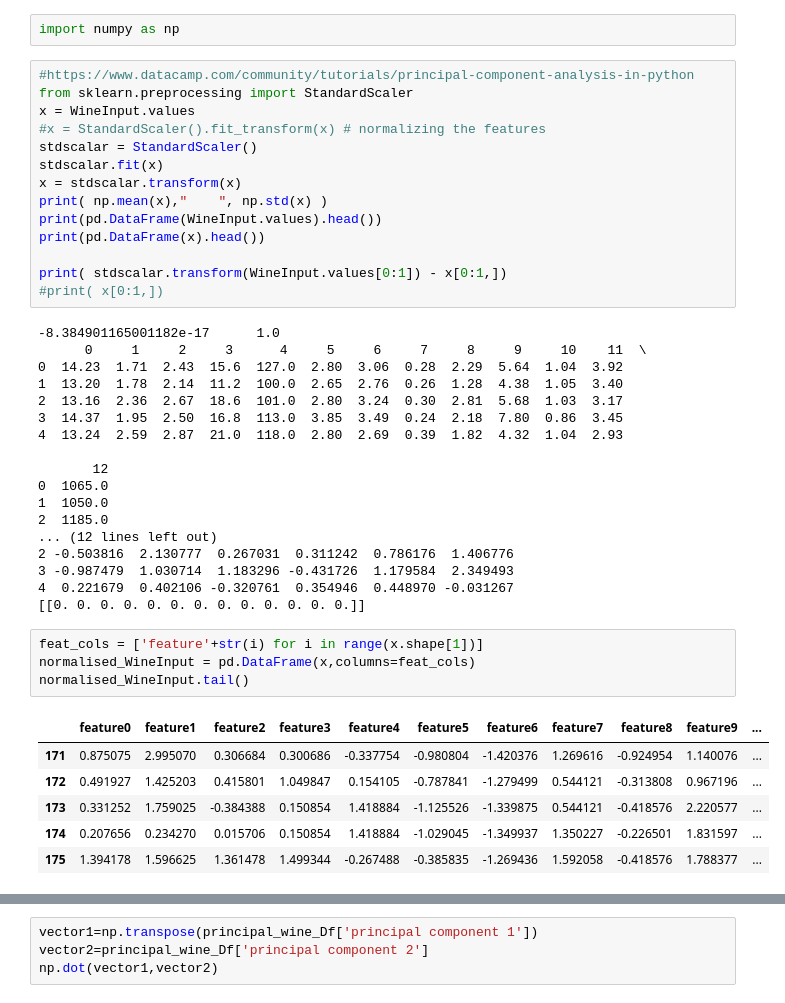
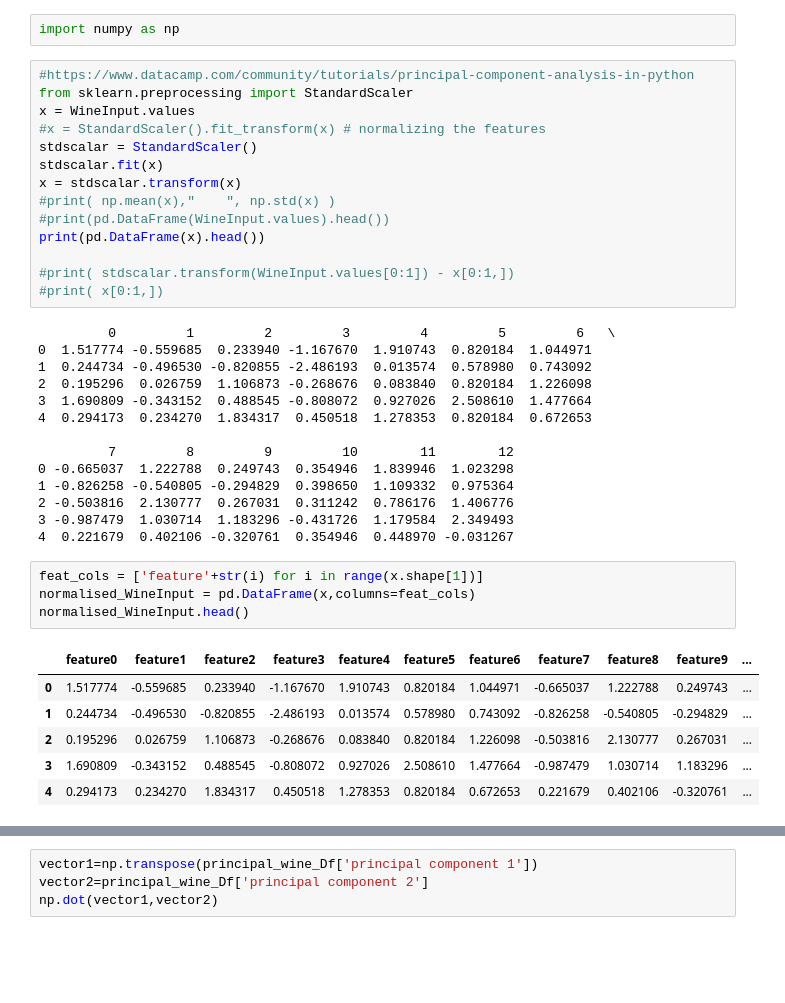
Before and after one commit to Tiabet/ML-DM-3-1-, a Jupyter notebook: MLDMCodeExample/practice_clustering_kmeans4_pca_wine.ipynb, the cells around one changed output, grey strips where cells are left out. Cells and saved outputs as stored; diff of their text form; blank space fills up the shorter version.

```diff
--- a/MLDMCodeExample/practice_clustering_kmeans4_pca_wine.ipynb
+++ b/MLDMCodeExample/practice_clustering_kmeans4_pca_wine.ipynb
@@ -58,41 +74,37 @@ x = WineInput.values
 stdscalar = StandardScaler()
 stdscalar.fit(x)
 x = stdscalar.transform(x)
-print( np.mean(x),"    ", np.std(x) )
-print(pd.DataFrame(WineInput.values).head())
+#print( np.mean(x),"    ", np.std(x) )
+#print(pd.DataFrame(WineInput.values).head())
 print(pd.DataFrame(x).head())
 
-print( stdscalar.transform(WineInput.values[0:1]) - x[0:1,])
+#print( stdscalar.transform(WineInput.values[0:1]) - x[0:1,])
 #print( x[0:1,])
 # %% [output]
--8.384901165001182e-17      1.0
-      0     1     2     3      4     5     6     7     8     9     10    11  \
-0  14.23  1.71  2.43  15.6  127.0  2.80  3.06  0.28  2.29  5.64  1.04  3.92
-1  13.20  1.78  2.14  11.2  100.0  2.65  2.76  0.26  1.28  4.38  1.05  3.40
-2  13.16  2.36  2.67  18.6  101.0  2.80  3.24  0.30  2.81  5.68  1.03  3.17
-3  14.37  1.95  2.50  16.8  113.0  3.85  3.49  0.24  2.18  7.80  0.86  3.45
-4  13.24  2.59  2.87  21.0  118.0  2.80  2.69  0.39  1.82  4.32  1.04  2.93
+         0         1         2         3         4         5         6   \
+0  1.517774 -0.559685  0.233940 -1.167670  1.910743  0.820184  1.044971
+1  0.244734 -0.496530 -0.820855 -2.486193  0.013574  0.578980  0.743092
+2  0.195296  0.026759  1.106873 -0.268676  0.083840  0.820184  1.226098
+3  1.690809 -0.343152  0.488545 -0.808072  0.927026  2.508610  1.477664
+4  0.294173  0.234270  1.834317  0.450518  1.278353  0.820184  0.672653
 
-       12
-0  1065.0
-1  1050.0
-2  1185.0
-... (12 lines left out)
+         7         8         9         10        11        12
+0 -0.665037  1.222788  0.249743  0.354946  1.839946  1.023298
+1 -0.826258 -0.540805 -0.294829  0.398650  1.109332  0.975364
 2 -0.503816  2.130777  0.267031  0.311242  0.786176  1.406776
 3 -0.987479  1.030714  1.183296 -0.431726  1.179584  2.349493
 4  0.221679  0.402106 -0.320761  0.354946  0.448970 -0.031267
-[[0. 0. 0. 0. 0. 0. 0. 0. 0. 0. 0. 0. 0.]]
 # %%
 feat_cols = ['feature'+str(i) for i in range(x.shape[1])]
 normalised_WineInput = pd.DataFrame(x,columns=feat_cols)
-normalised_WineInput.tail()
+normalised_WineInput.head()
 # %% [output]
 |  | feature0 | feature1 | feature2 | feature3 | feature4 | feature5 | feature6 | feature7 | feature8 | feature9 | ... |
-| 171 | 0.875075 | 2.995070 | 0.306684 | 0.300686 | -0.337754 | -0.980804 | -1.420376 | 1.269616 | -0.924954 | 1.140076 | ... |
-| 172 | 0.491927 | 1.425203 | 0.415801 | 1.049847 | 0.154105 | -0.787841 | -1.279499 | 0.544121 | -0.313808 | 0.967196 | ... |
-| 173 | 0.331252 | 1.759025 | -0.384388 | 0.150854 | 1.418884 | -1.125526 | -1.339875 | 0.544121 | -0.418576 | 2.220577 | ... |
-| 174 | 0.207656 | 0.234270 | 0.015706 | 0.150854 | 1.418884 | -1.029045 | -1.349937 | 1.350227 | -0.226501 | 1.831597 | ... |
-| 175 | 1.394178 | 1.596625 | 1.361478 | 1.499344 | -0.267488 | -0.385835 | -1.269436 | 1.592058 | -0.418576 | 1.788377 | ... |
+| 0 | 1.517774 | -0.559685 | 0.233940 | -1.167670 | 1.910743 | 0.820184 | 1.044971 | -0.665037 | 1.222788 | 0.249743 | ... |
+| 1 | 0.244734 | -0.496530 | -0.820855 | -2.486193 | 0.013574 | 0.578980 | 0.743092 | -0.826258 | -0.540805 | -0.294829 | ... |
+| 2 | 0.195296 | 0.026759 | 1.106873 | -0.268676 | 0.083840 | 0.820184 | 1.226098 | -0.503816 | 2.130777 | 0.267031 | ... |
+| 3 | 1.690809 | -0.343152 | 0.488545 | -0.808072 | 0.927026 | 2.508610 | 1.477664 | -0.987479 | 1.030714 | 1.183296 | ... |
+| 4 | 0.294173 | 0.234270 | 1.834317 | 0.450518 | 1.278353 | 0.820184 | 0.672653 | 0.221679 | 0.402106 | -0.320761 | ... |
 # %%
 from sklearn.decomposition import PCA
 pca_wine = PCA(n_components=2)
```
Also changed, not shown: parts of 2 cells of this notebook, 2 other files.
